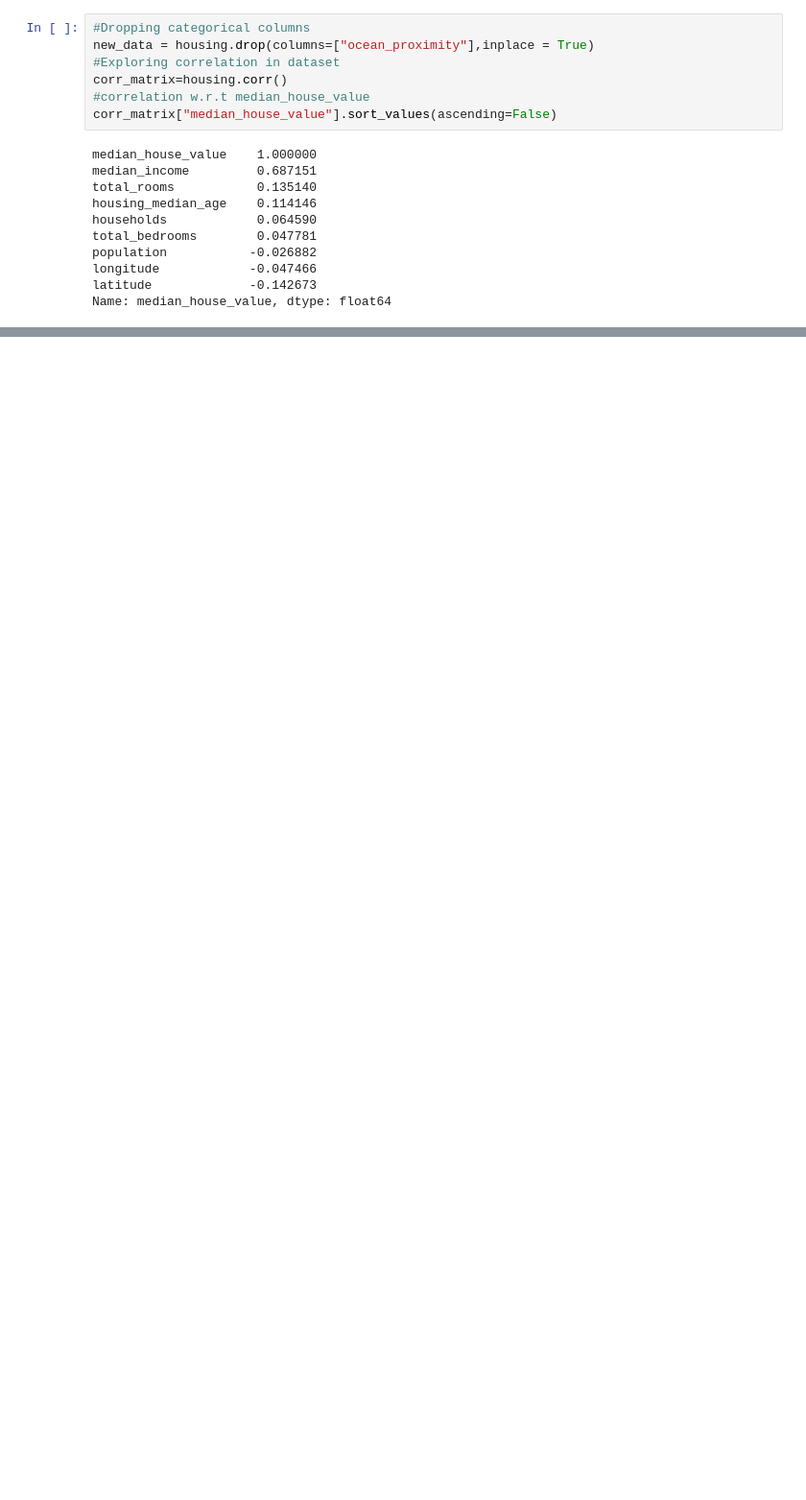
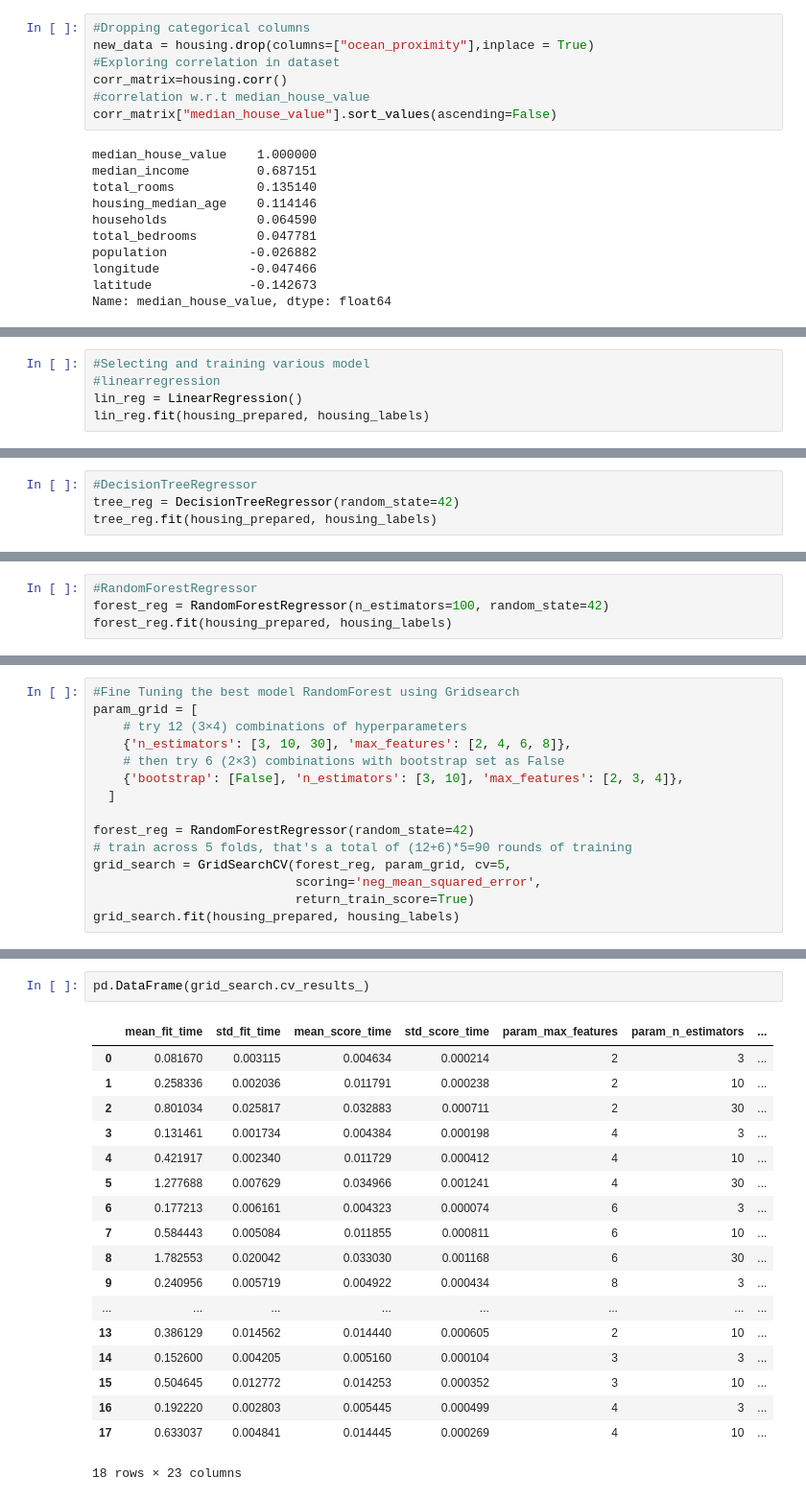
Before and after one commit to Algebra101/Housing-in-USA-1990-California-, a Jupyter notebook: housing.ipynb, the cells around one changed output, grey strips where cells are left out. Shown: that part at 96% size. Cells and saved outputs as stored; diff of their text form; blank space fills up the shorter version.

Commit message:
Kaggle Notebook | Housing | Data preparation and Model training to select the best of various models

```diff
--- a/housing.ipynb
+++ b/housing.ipynb
@@ -141,0 +303,5 @@ Name: median_house_value, dtype: float64
+# %%
+#Selecting and training various model
+#linearregression
+lin_reg = LinearRegression()
+lin_reg.fit(housing_prepared, housing_labels)
@@ -141,0 +339,4 @@ Name: median_house_value, dtype: float64
+# %%
+#DecisionTreeRegressor
+tree_reg = DecisionTreeRegressor(random_state=42)
+tree_reg.fit(housing_prepared, housing_labels)
@@ -141,0 +352,4 @@ Name: median_house_value, dtype: float64
+# %%
+#RandomForestRegressor
+forest_reg = RandomForestRegressor(n_estimators=100, random_state=42)
+forest_reg.fit(housing_prepared, housing_labels)
@@ -141,0 +421,15 @@ Name: median_house_value, dtype: float64
+# %%
+#Fine Tuning the best model RandomForest using Gridsearch
+param_grid = [
+    # try 12 (3×4) combinations of hyperparameters
+    {'n_estimators': [3, 10, 30], 'max_features': [2, 4, 6, 8]},
+    # then try 6 (2×3) combinations with bootstrap set as False
+    {'bootstrap': [False], 'n_estimators': [3, 10], 'max_features': [2, 3, 4]},
+  ]
+
+forest_reg = RandomForestRegressor(random_state=42)
+# train across 5 folds, that's a total of (12+6)*5=90 rounds of training
+grid_search = GridSearchCV(forest_reg, param_grid, cv=5,
+                           scoring='neg_mean_squared_error',
+                           return_train_score=True)
+grid_search.fit(housing_prepared, housing_labels)
@@ -141,0 +484,21 @@ Name: median_house_value, dtype: float64
+# %%
+pd.DataFrame(grid_search.cv_results_)
+# %% [output]
+|  | mean_fit_time | std_fit_time | mean_score_time | std_score_time | param_max_features | param_n_estimators | ... |
+| 0 | 0.081670 | 0.003115 | 0.004634 | 0.000214 | 2 | 3 | ... |
+| 1 | 0.258336 | 0.002036 | 0.011791 | 0.000238 | 2 | 10 | ... |
+| 2 | 0.801034 | 0.025817 | 0.032883 | 0.000711 | 2 | 30 | ... |
+| 3 | 0.131461 | 0.001734 | 0.004384 | 0.000198 | 4 | 3 | ... |
+| 4 | 0.421917 | 0.002340 | 0.011729 | 0.000412 | 4 | 10 | ... |
+| 5 | 1.277688 | 0.007629 | 0.034966 | 0.001241 | 4 | 30 | ... |
+| 6 | 0.177213 | 0.006161 | 0.004323 | 0.000074 | 6 | 3 | ... |
+| 7 | 0.584443 | 0.005084 | 0.011855 | 0.000811 | 6 | 10 | ... |
+| 8 | 1.782553 | 0.020042 | 0.033030 | 0.001168 | 6 | 30 | ... |
+| 9 | 0.240956 | 0.005719 | 0.004922 | 0.000434 | 8 | 3 | ... |
+| ... | ... | ... | ... | ... | ... | ... | ... |
+| 13 | 0.386129 | 0.014562 | 0.014440 | 0.000605 | 2 | 10 | ... |
+| 14 | 0.152600 | 0.004205 | 0.005160 | 0.000104 | 3 | 3 | ... |
+| 15 | 0.504645 | 0.012772 | 0.014253 | 0.000352 | 3 | 10 | ... |
+| 16 | 0.192220 | 0.002803 | 0.005445 | 0.000499 | 4 | 3 | ... |
+| 17 | 0.633037 | 0.004841 | 0.014445 | 0.000269 | 4 | 10 | ... |
+18 rows × 23 columns
```
Also changed, not shown: parts of 36 cells of this notebook.
